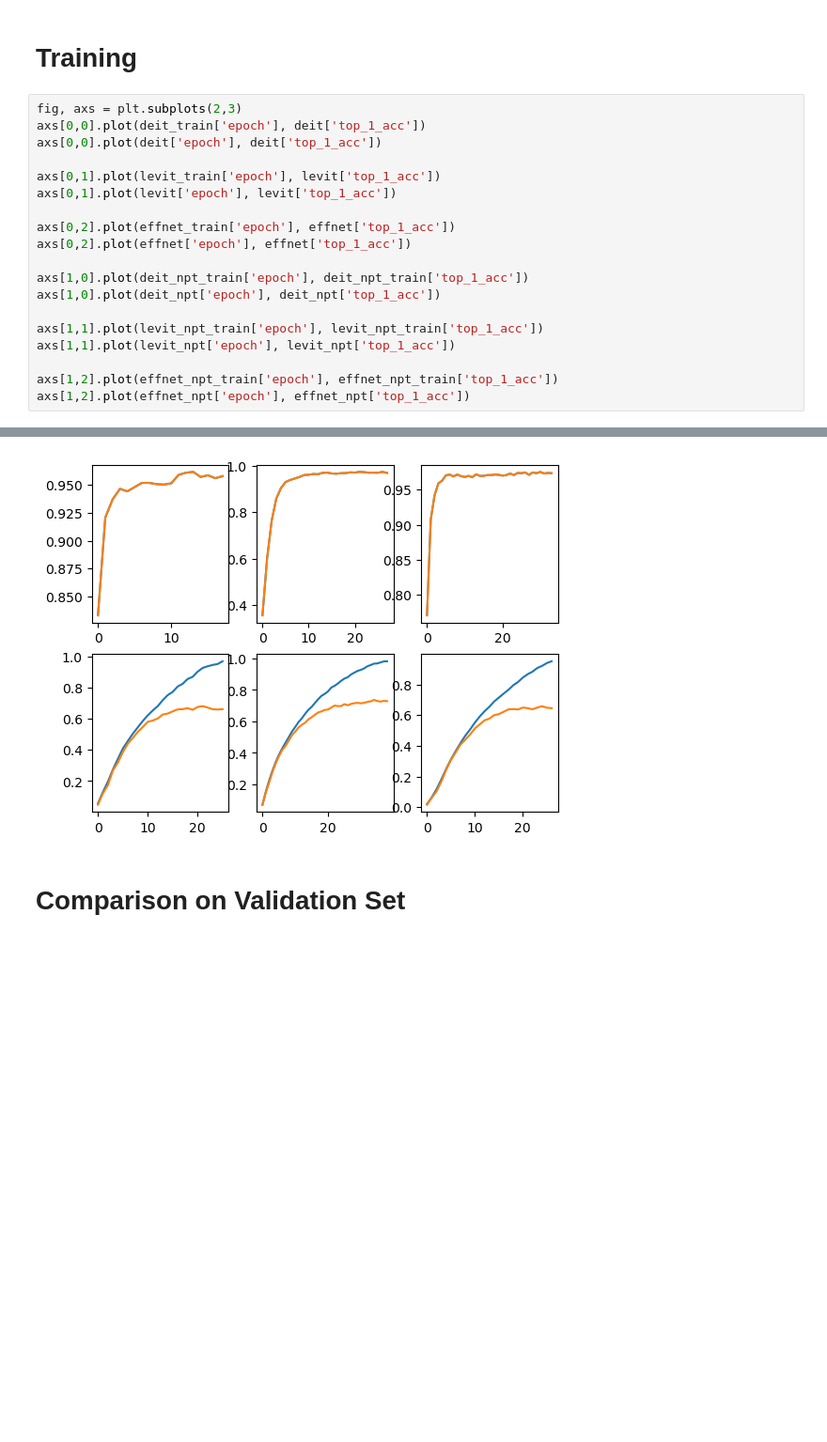
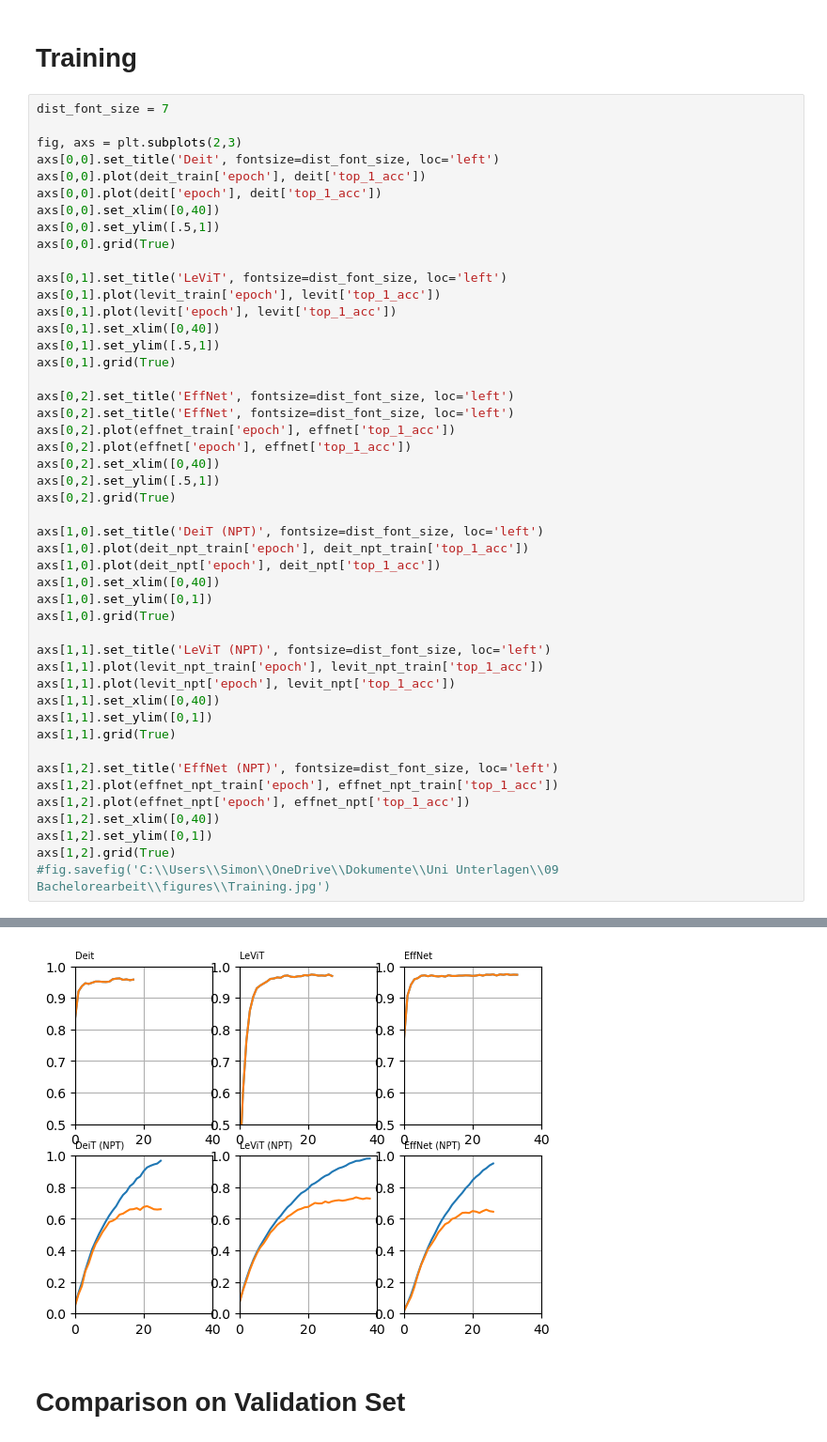
Before and after one commit to SimonKmr/DeitProject, a Jupyter notebook: analysis/notebooks/Logs.ipynb, the cells around one changed output, grey strips where cells are left out. Shown at 94% size. Saved outputs shown, nothing was run; the diff lists cells and outputs as text; blank space fills up the shorter version.

```diff
--- a/analysis/notebooks/Logs.ipynb
+++ b/analysis/notebooks/Logs.ipynb
@@ -47,22 +47,50 @@ def plot_by_time(col, offset = True):
 # %% [markdown]
 # Training
 # %%
+dist_font_size = 7
+
 fig, axs = plt.subplots(2,3)
+axs[0,0].set_title('Deit', fontsize=dist_font_size, loc='left')
 axs[0,0].plot(deit_train['epoch'], deit['top_1_acc'])
 axs[0,0].plot(deit['epoch'], deit['top_1_acc'])
+axs[0,0].set_xlim([0,40])
+axs[0,0].set_ylim([.5,1])
+axs[0,0].grid(True)
 
+axs[0,1].set_title('LeViT', fontsize=dist_font_size, loc='left')
 axs[0,1].plot(levit_train['epoch'], levit['top_1_acc'])
 axs[0,1].plot(levit['epoch'], levit['top_1_acc'])
+axs[0,1].set_xlim([0,40])
+axs[0,1].set_ylim([.5,1])
+axs[0,1].grid(True)
 
+axs[0,2].set_title('EffNet', fontsize=dist_font_size, loc='left')
+axs[0,2].set_title('EffNet', fontsize=dist_font_size, loc='left')
 axs[0,2].plot(effnet_train['epoch'], effnet['top_1_acc'])
 axs[0,2].plot(effnet['epoch'], effnet['top_1_acc'])
+axs[0,2].set_xlim([0,40])
+axs[0,2].set_ylim([.5,1])
+axs[0,2].grid(True)
 
+axs[1,0].set_title('DeiT (NPT)', fontsize=dist_font_size, loc='left')
 axs[1,0].plot(deit_npt_train['epoch'], deit_npt_train['top_1_acc'])
 axs[1,0].plot(deit_npt['epoch'], deit_npt['top_1_acc'])
+axs[1,0].set_xlim([0,40])
+axs[1,0].set_ylim([0,1])
+axs[1,0].grid(True)
 
+axs[1,1].set_title('LeViT (NPT)', fontsize=dist_font_size, loc='left')
 axs[1,1].plot(levit_npt_train['epoch'], levit_npt_train['top_1_acc'])
 axs[1,1].plot(levit_npt['epoch'], levit_npt['top_1_acc'])
+axs[1,1].set_xlim([0,40])
+axs[1,1].set_ylim([0,1])
+axs[1,1].grid(True)
 
+axs[1,2].set_title('EffNet (NPT)', fontsize=dist_font_size, loc='left')
 axs[1,2].plot(effnet_npt_train['epoch'], effnet_npt_train['top_1_acc'])
 axs[1,2].plot(effnet_npt['epoch'], effnet_npt['top_1_acc'])
+axs[1,2].set_xlim([0,40])
+axs[1,2].set_ylim([0,1])
+axs[1,2].grid(True)
+#fig.savefig('C:\\Users\\Simon\\OneDrive\\Dokumente\\Uni Unterlagen\\09 Bachelorearbeit\\figures\\Training.jpg')
 # %% [output]
@@ -70,4 +97,4 @@ axs[1,2].plot(effnet_npt['epoch'], effnet_npt['top_1_acc'])
-[figure, old version]
+[figure, new version]
 # %% [markdown]
 # Comparison on Validation Set
 # %%
```
Also changed, not shown: parts of 30 cells of this notebook, 6 other files.
